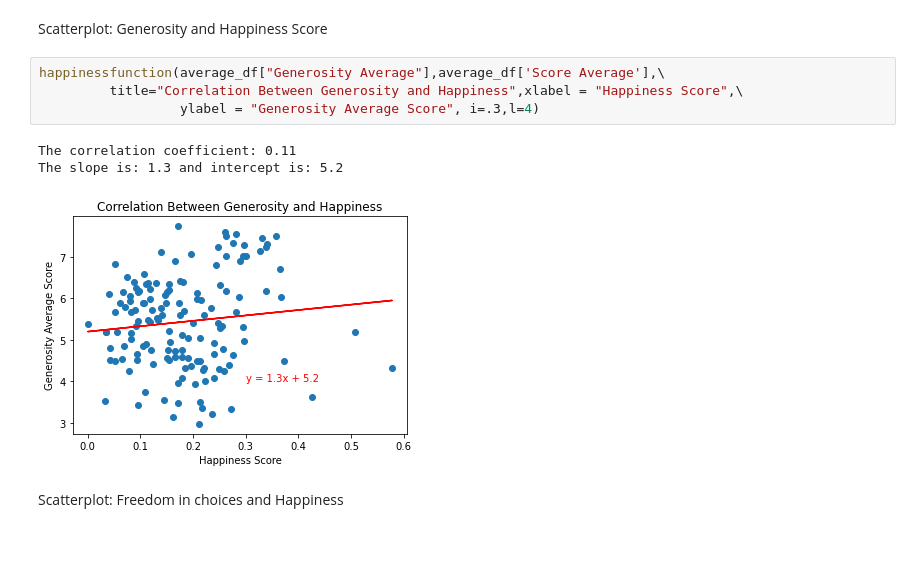
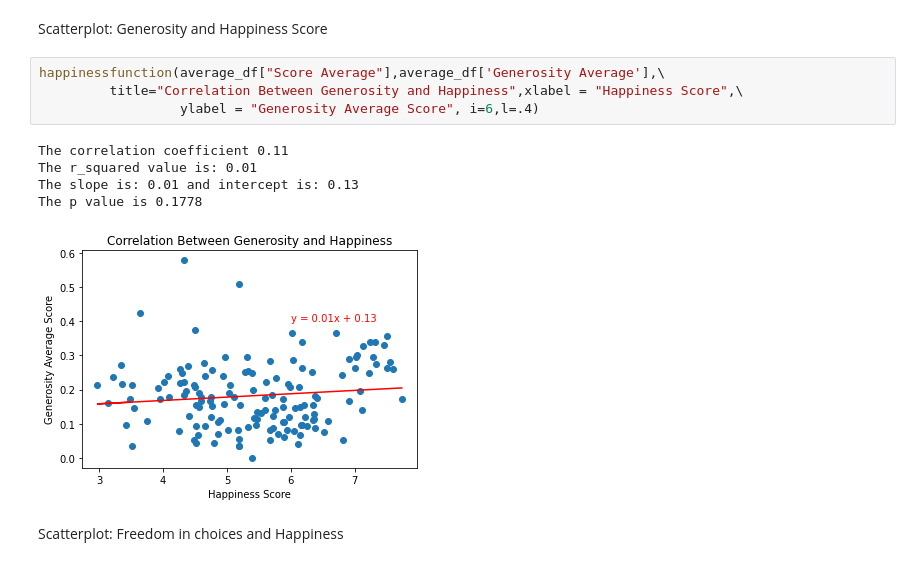
Before and after one commit to nbolt1989/Group_Project_1, a Jupyter notebook: Time for Happiness.ipynb, the cells around one changed output. Saved outputs shown, nothing was run; the diff lists cells and outputs as text.

```diff
--- a/Time for Happiness.ipynb
+++ b/Time for Happiness.ipynb
@@ -330,13 +341,15 @@ The slope is: 3.68 and intercept is: 2.95
 # %% [markdown]
 Scatterplot: Generosity and Happiness Score
 # %%
-happinessfunction(average_df["Generosity Average"],average_df['Score Average'],\
+happinessfunction(average_df["Score Average"],average_df['Generosity Average'],\
          title="Correlation Between Generosity and Happiness",xlabel = "Happiness Score",\
-                  ylabel = "Generosity Average Score", i=.3,l=4)
+                  ylabel = "Generosity Average Score", i=6,l=.4)
 # %% [output]
-The correlation coefficient: 0.11
-The slope is: 1.3 and intercept is: 5.2
+The correlation coefficient 0.11
+The r_squared value is: 0.01
+The slope is: 0.01 and intercept is: 0.13
+The p value is 0.1778
-[figure, old version]
+[figure, new version]
 # %% [markdown]
 Scatterplot: Freedom in choices and Happiness
 # %%
```
Also changed, not shown: parts of 10 cells of this notebook, 2 other files.
